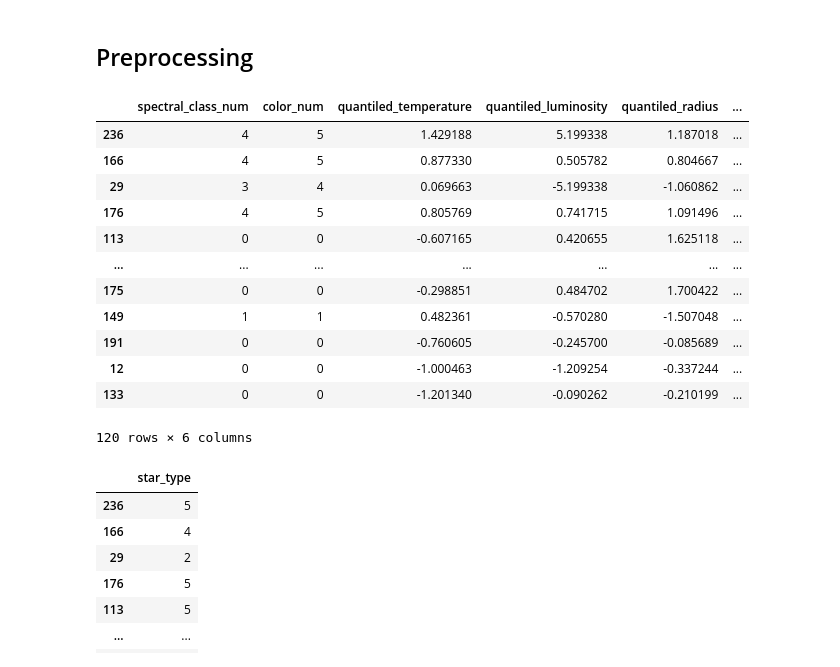
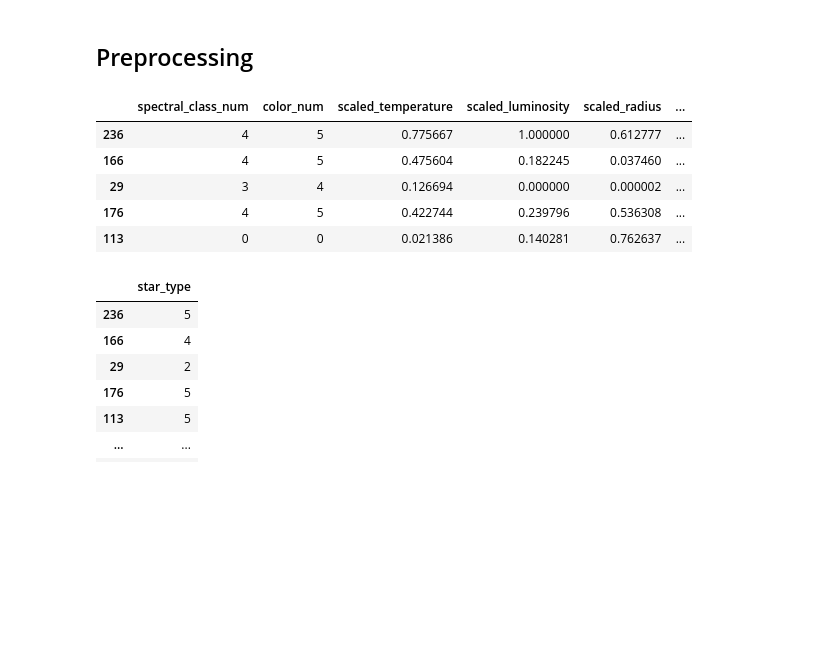
Before and after one commit to Promeos/Stellar_Classification, a Jupyter notebook: Final-Report.ipynb, the cells around one changed output. Cells and saved outputs as stored; diff of their text form; code cells hidden in the pictures; blank space fills up the shorter version.

```diff
--- a/Final-Report.ipynb
+++ b/Final-Report.ipynb
@@ -516,19 +507,14 @@ for dataset in ['train', 'validate', 'test']:
+# %%
+X_train, y_train, X_validate, y_validate, X_test, y_test = src.split_X_y(train, validate, test)
 # %%
-X_train
+X_train.head()
 # %% [output]
-|  | spectral_class_num | color_num | quantiled_temperature | quantiled_luminosity | quantiled_radius | ... |
-| 236 | 4 | 5 | 1.429188 | 5.199338 | 1.187018 | ... |
-| 166 | 4 | 5 | 0.877330 | 0.505782 | 0.804667 | ... |
-| 29 | 3 | 4 | 0.069663 | -5.199338 | -1.060862 | ... |
-| 176 | 4 | 5 | 0.805769 | 0.741715 | 1.091496 | ... |
-| 113 | 0 | 0 | -0.607165 | 0.420655 | 1.625118 | ... |
-| ... | ... | ... | ... | ... | ... | ... |
-| 175 | 0 | 0 | -0.298851 | 0.484702 | 1.700422 | ... |
-| 149 | 1 | 1 | 0.482361 | -0.570280 | -1.507048 | ... |
-| 191 | 0 | 0 | -0.760605 | -0.245700 | -0.085689 | ... |
-| 12 | 0 | 0 | -1.000463 | -1.209254 | -0.337244 | ... |
-| 133 | 0 | 0 | -1.201340 | -0.090262 | -0.210199 | ... |
+|  | spectral_class_num | color_num | scaled_temperature | scaled_luminosity | scaled_radius | ... |
+| 236 | 4 | 5 | 0.775667 | 1.000000 | 0.612777 | ... |
+| 166 | 4 | 5 | 0.475604 | 0.182245 | 0.037460 | ... |
+| 29 | 3 | 4 | 0.126694 | 0.000000 | 0.000002 | ... |
+| 176 | 4 | 5 | 0.422744 | 0.239796 | 0.536308 | ... |
+| 113 | 0 | 0 | 0.021386 | 0.140281 | 0.762637 | ... |
-120 rows × 6 columns
 # %%
 y_train
 # %% [output]
```
Also changed, not shown: parts of 12 cells of this notebook, 4 other files.
